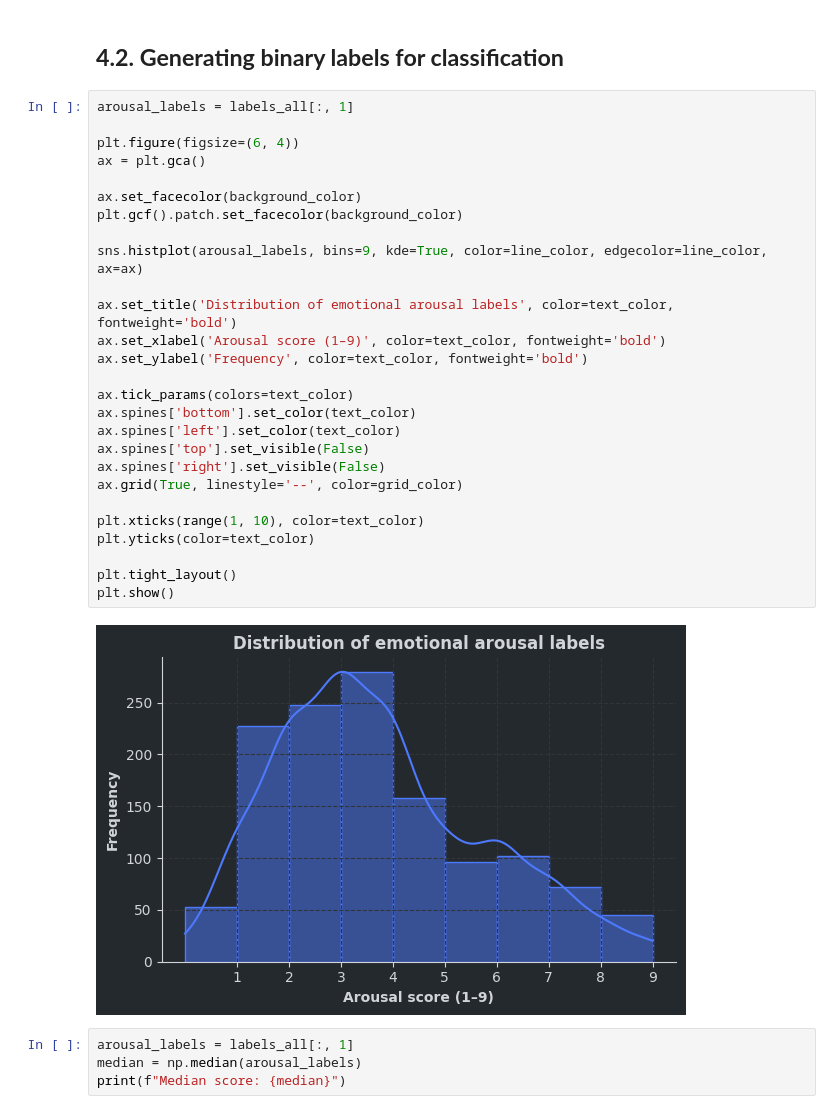
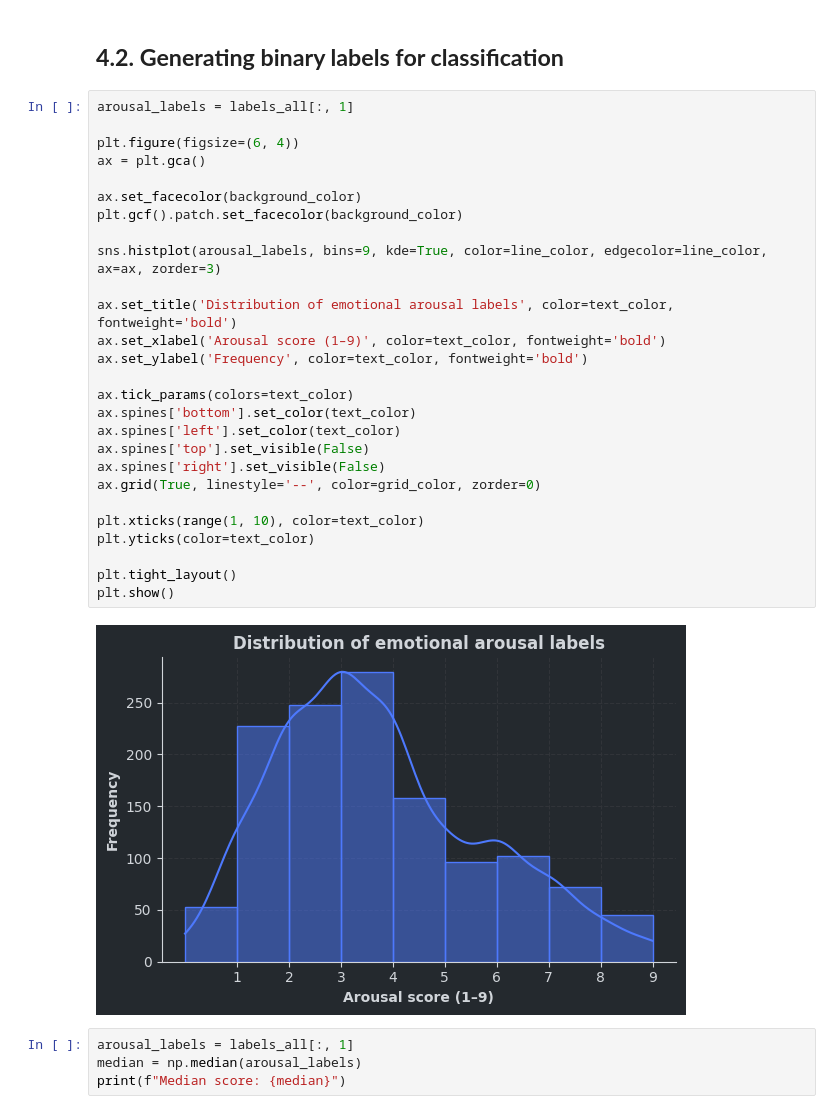
Before and after one commit to michal-owsiak/eeg-emotion-recognition-cnn, a Jupyter notebook: index.ipynb, the cells around one changed output. Drawn from its saved outputs; the diff is of its cells as text.

```diff
--- a/index.ipynb
+++ b/index.ipynb
@@ -236,32 +236,32 @@ print(labels_all.shape)
 # %%
 arousal_labels = labels_all[:, 1]
 
 plt.figure(figsize=(6, 4))
 ax = plt.gca()
 
 ax.set_facecolor(background_color)
 plt.gcf().patch.set_facecolor(background_color)
 
-sns.histplot(arousal_labels, bins=9, kde=True, color=line_color, edgecolor=line_color, ax=ax)
+sns.histplot(arousal_labels, bins=9, kde=True, color=line_color, edgecolor=line_color, ax=ax, zorder=3)
 
 ax.set_title('Distribution of emotional arousal labels', color=text_color, fontweight='bold')
 ax.set_xlabel('Arousal score (1–9)', color=text_color, fontweight='bold')
 ax.set_ylabel('Frequency', color=text_color, fontweight='bold')
 
 ax.tick_params(colors=text_color)
 ax.spines['bottom'].set_color(text_color)
 ax.spines['left'].set_color(text_color)
 ax.spines['top'].set_visible(False)
 ax.spines['right'].set_visible(False)
-ax.grid(True, linestyle='--', color=grid_color)
+ax.grid(True, linestyle='--', color=grid_color, zorder=0)
 
 plt.xticks(range(1, 10), color=text_color)
 plt.yticks(color=text_color)
 
 plt.tight_layout()
 plt.show()
 # %% [output]
-[figure, old version]
+[figure, new version]
 # %%
 arousal_labels = labels_all[:, 1]
 median = np.median(arousal_labels)
```
Also changed, not shown: parts of 14 cells of this notebook.
